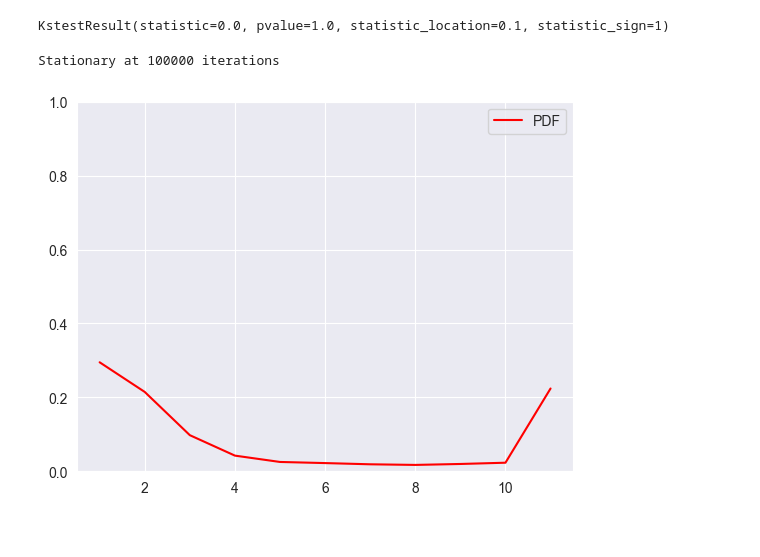
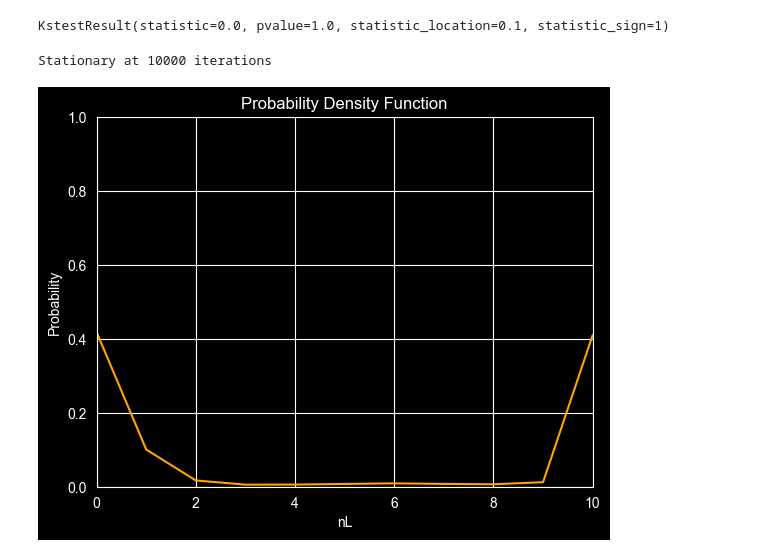
Before and after one commit to JTayMilli/391X, a Jupyter notebook: BoringDynamics.ipynb, the cells around one changed output. Drawn from its saved outputs; the diff is of its cells as text; code cells hidden in the pictures.

```diff
--- a/BoringDynamics.ipynb
+++ b/BoringDynamics.ipynb
@@ -73,8 +78,12 @@ def run(itr, LobH, CatH, LC, T, mF, nPPL, fR, fines):
 # %%
-def set(LC, T, mF, nPPL, fR, itr, fines = []):
+def set(LC, T, mF, nPPL, fR, itr, fines = [], sp = False):
     LobH = [randint(0,nPPL)] ## Lobby History, arbitrary preset
     CatH = [randint(0,LobH[0])] ## Catch history, arbitrary preset
     fines = [CatH[0] * mF]
-    LobH, CatH, fines = run(LC = LC, T = T, mF = mF, nPPL = nPPL, fR = fR, itr = itr, LobH = LobH, CatH = CatH, fines = fines)
-    return LobH, CatH, fines
+    subj = [[.2], [.8]]
+    LobH, CatH, fines, subj = run(LC = LC, T = T, mF = mF, nPPL = nPPL, fR = fR, itr = itr, LobH = LobH, CatH = CatH, fines = fines, subj = subj)
+    if sp == True:
+        return LobH, CatH, fines, subj
+    else:
+        return LobH, CatH, fines
 # %%
@@ -82,5 +91,8 @@ LobH, CatH, fines = set(LC = 1, T = 5, mF = 2, nPPL = 100, fR = .5, itr = 1000)
 # %%
+plt.style.use('dark_background')
 plt.figure(figsize=(13, 3))
 plt.plot(LobH)
 plt.plot(CatH)
+plt.xlabel("Period")
+plt.ylabel("nL & nC")
 # %% [output]
@@ -93,0 +149,11 @@ plt.plot([x - .5*100 for x in LobH])
+# %%
+def itrLB(LC, T, nPPL, itr, fR, bl):
+    mF = bl
+    LobH, CatH, fines = set(LC = LC, T = T, mF = mF, nPPL = nPPL, fR = fR, itr = itr)
+    LB = [( sum(LobH) * (T - LC) ) - ( sum(fines) / len(fines) )]
+    for i in range(2,int(10+1)):
+        mF = i * bl
+        LobH, CatH, fines = set(LC = LC, T = T, mF = mF, nPPL = nPPL, fR = fR, itr = itr)
+        LB.append(( sum(LobH) * (T - LC) ) - ( sum(fines) / len(fines) ))
+    return LB
+LobH, CatH, fines, subj = set(fR = .5, LC = 1, T = 5, mF = 2, nPPL = 100, itr = 500, sp = True)
@@ -192,14 +266,18 @@ KstestResult(statistic=0.0, pvalue=1.0, statistic_location=0.1, statistic_sign=1
 # %%
 def GraphDynPDF(LC, T, mF, nPPL, fR, itr):
     pdf, bins_count = DynPDF(LC = LC, T = T, mF = mF, nPPL = nPPL, fR = fR, itr = itr)
-    plt.plot(bins_count[1:], pdf, color="red", label="PDF")
+    #plt.plot(bins_count[1:], pdf, color="red", label="PDF")
+    plt.plot(pdf, color = 'orange')
     plt.ylim([0, 1])
-    plt.legend()
+    plt.xlabel("nL")
+    plt.ylabel("Probability")
+    plt.title("Probability Density Function")
+    plt.xlim(0,nPPL)
 # %%
-GraphDynPDF(LC = 1, T = 5, mF = 2, nPPL = 10, fR = .5, itr = 10000)
+GraphDynPDF(fR = .4, LC = 1, T = 5, mF = 2, nPPL = 10, itr = 1000)
 # %% [output]
-Stationary at 100000 iterations
+Stationary at 10000 iterations
-[figure, old version]
+[figure, new version]
 # %%
 def DynItrR(LC, T, mF, nPPL, itr, bl):
     fR = 1 * bl
```
Also changed, not shown: parts of 36 cells of this notebook, 1 other file.
